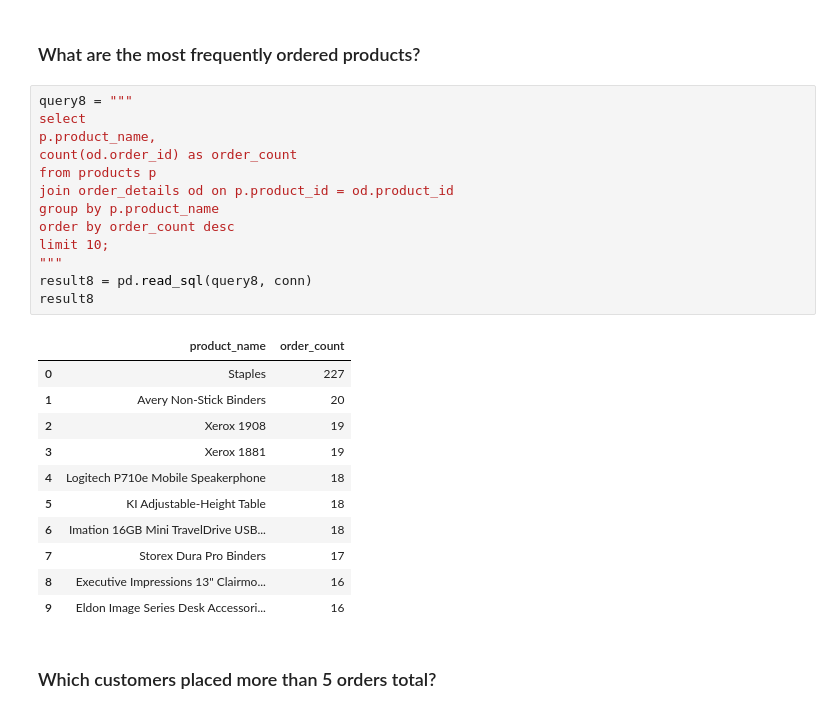
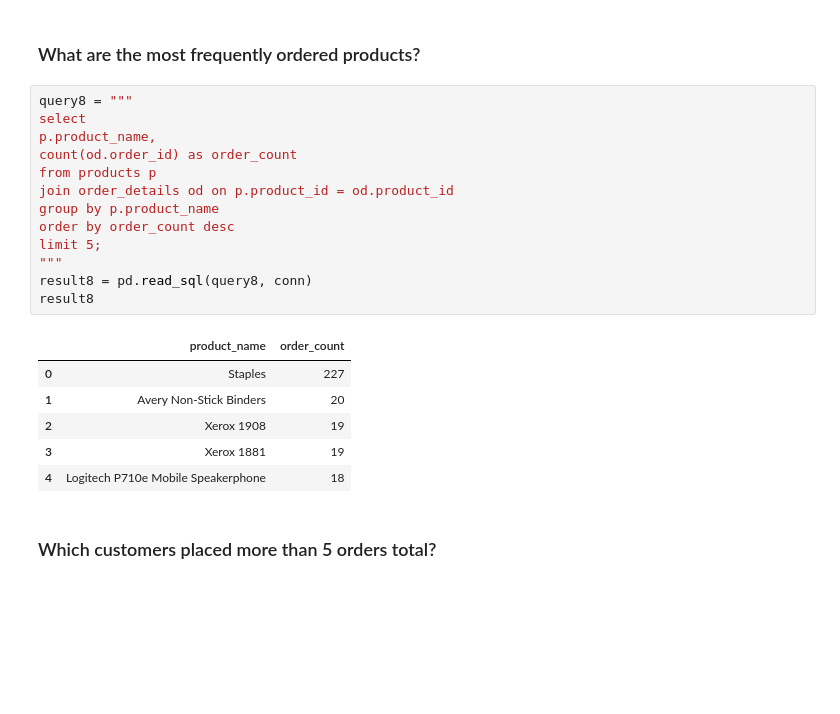
Before and after one commit to max-reevage/DataAnalysisModule3, a Jupyter notebook: Week4/notebooks/superstore_sales_workflow.ipynb, the cells around one changed output. Cells and saved outputs as stored; diff of their text form; blank space fills up the shorter version.

```diff
--- a/Week4/notebooks/superstore_sales_workflow.ipynb
+++ b/Week4/notebooks/superstore_sales_workflow.ipynb
@@ -333,28 +333,23 @@ result7
 # %%
 query8 = """
 select
 p.product_name,
 count(od.order_id) as order_count
 from products p
 join order_details od on p.product_id = od.product_id
 group by p.product_name
 order by order_count desc
-limit 10;
+limit 5;
 """
 result8 = pd.read_sql(query8, conn)
 result8
 # %% [output]
 |  | product_name | order_count |
 | 0 | Staples | 227 |
 | 1 | Avery Non-Stick Binders | 20 |
 | 2 | Xerox 1908 | 19 |
 | 3 | Xerox 1881 | 19 |
 | 4 | Logitech P710e Mobile Speakerphone | 18 |
-| 5 | KI Adjustable-Height Table | 18 |
-| 6 | Imation 16GB Mini TravelDrive USB... | 18 |
-| 7 | Storex Dura Pro Binders | 17 |
-| 8 | Executive Impressions 13" Clairmo... | 16 |
-| 9 | Eldon Image Series Desk Accessori... | 16 |
 # %% [markdown]
 ### Which customers placed more than 5 orders total?
 # %%
```
Also changed, not shown: parts of 5 cells of this notebook, 1 other file.
